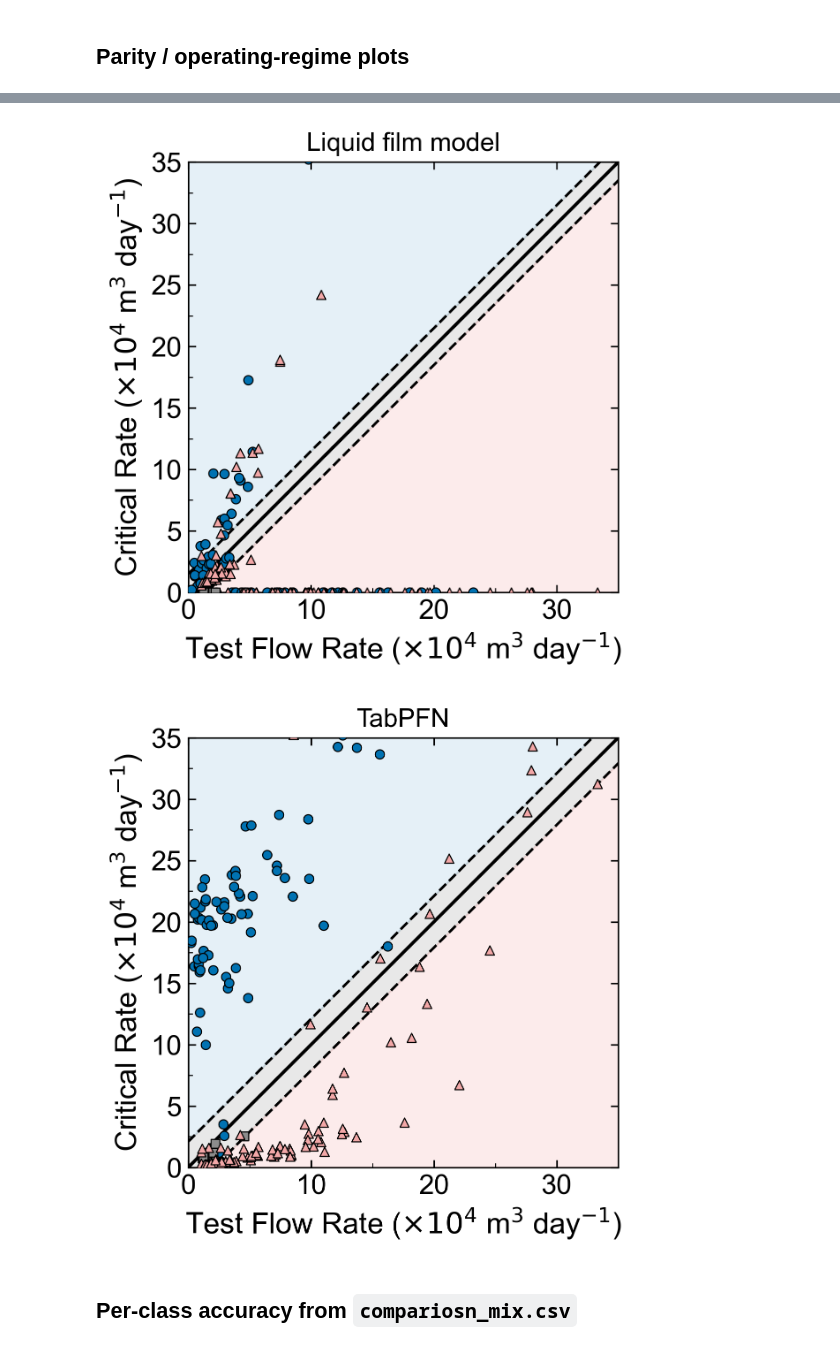
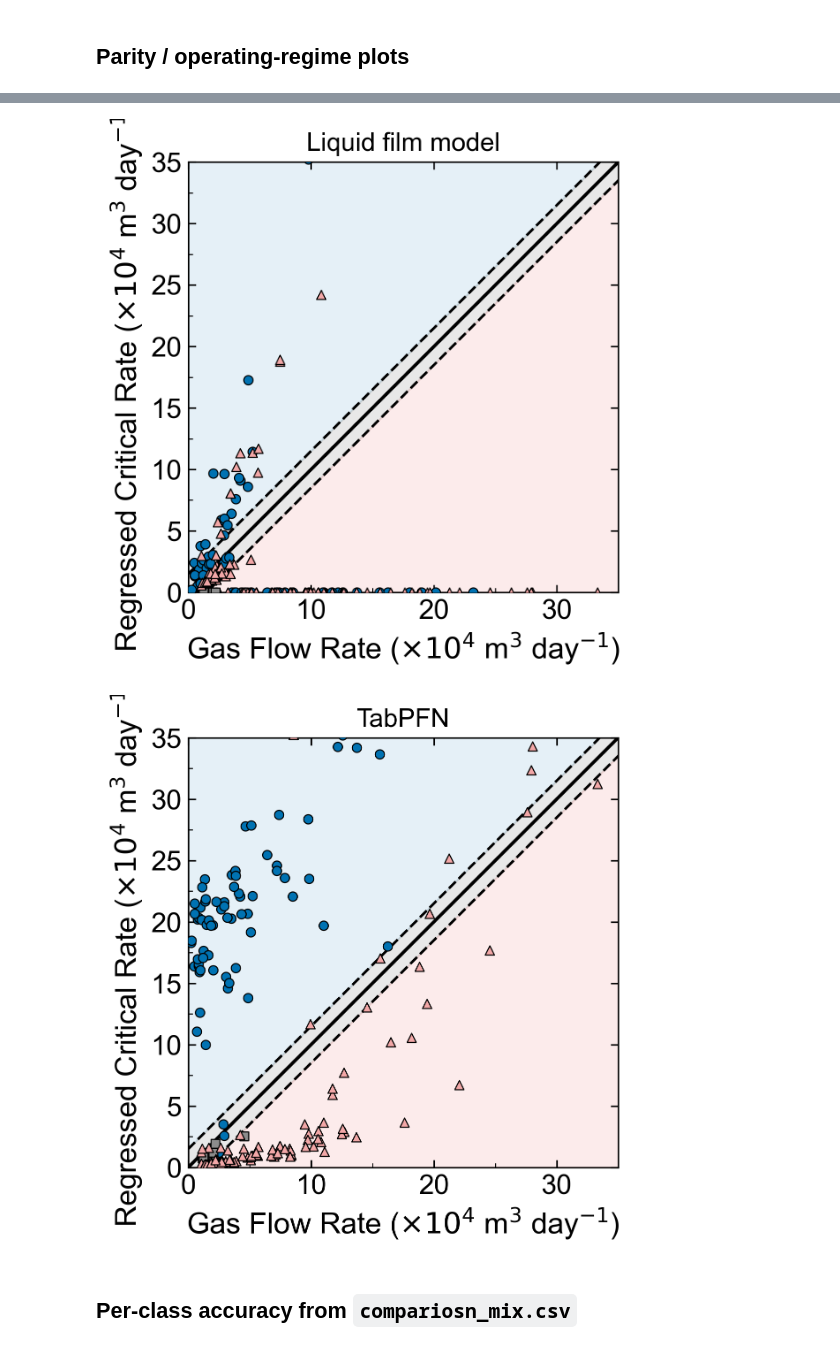
Before and after one commit to Awwal41/Droplet-Film-Theory-Development, a Jupyter notebook: plots/new/clean_liquid_loading_plots.ipynb, the cells around one changed output, grey strips where cells are left out. Drawn from its saved outputs; the diff is of its cells as text; code cells hidden in the pictures.

```diff
--- a/plots/new/clean_liquid_loading_plots.ipynb
+++ b/plots/new/clean_liquid_loading_plots.ipynb
@@ -129,8 +129,8 @@ def apply_scaled_rate_format(ax, scale=1e4):
     formatter = FuncFormatter(lambda val, _: f"{val/scale:.0f}")
     ax.xaxis.set_major_formatter(formatter)
     ax.yaxis.set_major_formatter(formatter)
-    ax.set_xlabel(r"Test Flow Rate ($\times 10^4$ m$^3$ day$^{-1}$)")
-    ax.set_ylabel(r"Critical Rate ($\times 10^4$ m$^3$ day$^{-1}$)")
+    ax.set_xlabel(r"Gas Flow Rate ($\times 10^4$ m$^3$ day$^{-1}$)")
+    ax.set_ylabel(r"Regressed Critical Rate ($\times 10^4$ m$^3$ day$^{-1}$)")
 # %%
 def plot_regime_parity(
     df,
@@ -539,7 +539,7 @@ parity_specs = [
         "title": "TabPFN",
         "filename": "tabPFN_new",
         "xmax": 380000,
-        "delta": 21000,
+        "delta": 15000,
         "font_size": 16,
         "title_size": 14,
     },
@@ -554,5 +554,5 @@ for spec in parity_specs:
-[figure, old version]
+[figure, new version]
-[figure, old version]
+[figure, new version]
 # %% [markdown]
 ## Per-class accuracy from `compariosn_mix.csv`
 # %%
```
Also changed, not shown: parts of 2 cells of this notebook, 31 other files.
